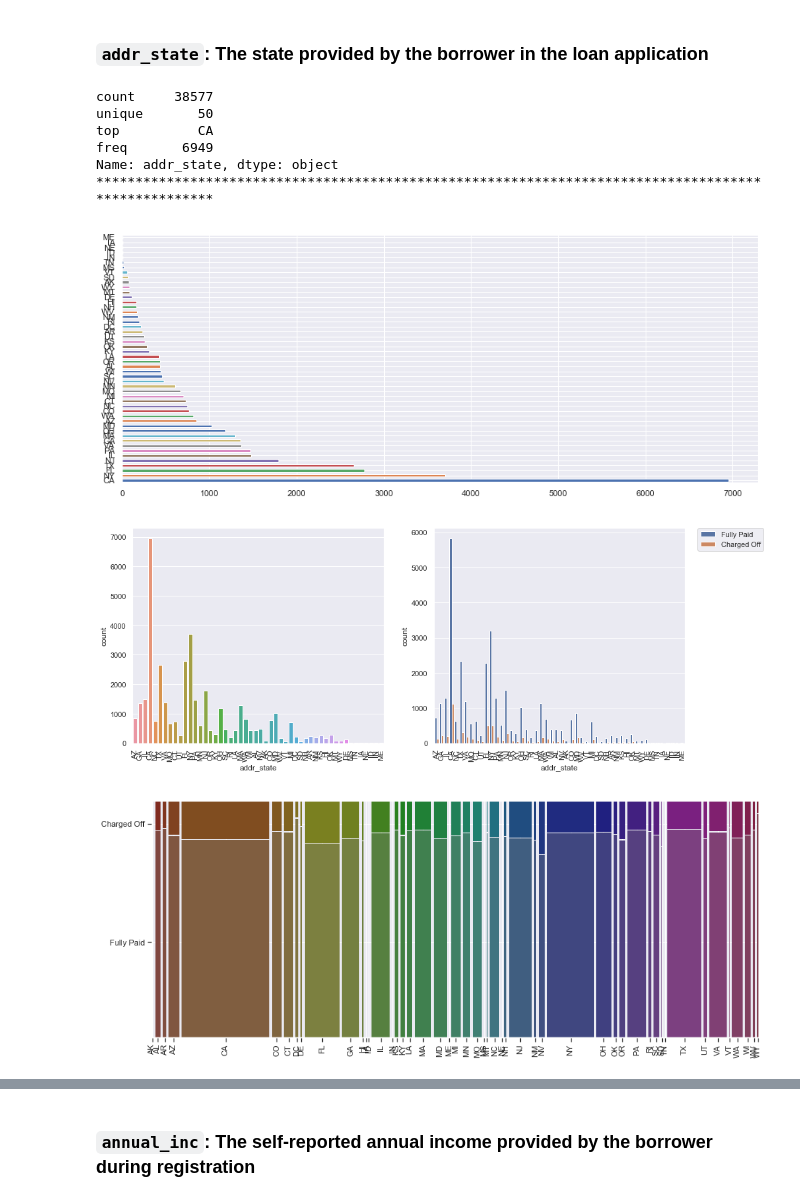
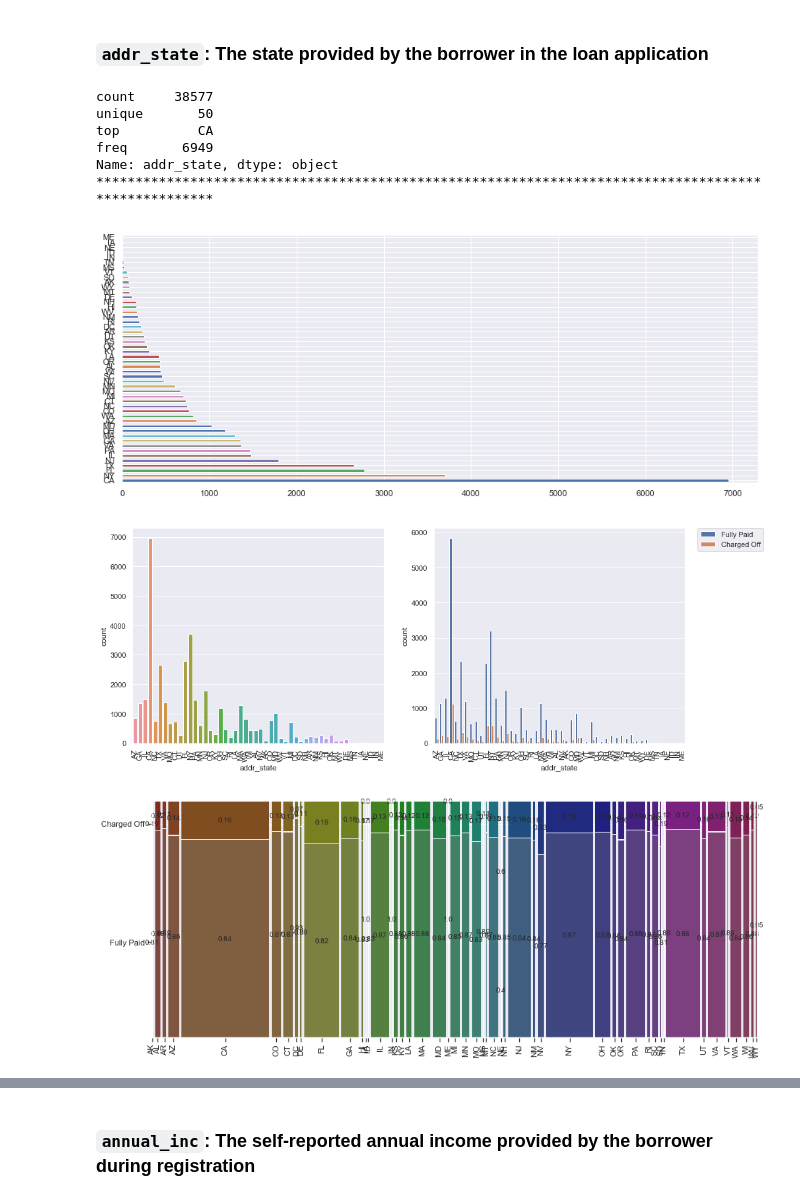
Before and after one commit to saneshashank/course2-GP1, a Jupyter notebook: loan_EDA.ipynb, the cells around one changed output, grey strips where cells are left out. Saved outputs shown, nothing was run; the diff lists cells and outputs as text; code cells hidden in the pictures.

```diff
--- a/loan_EDA.ipynb
+++ b/loan_EDA.ipynb
@@ -317,8 +328,16 @@ Name: revol_util, dtype: float64
 
 # Write Function to perform univariate analysis on categorical variables
 
-def uni_analysis_cat (x , summary = 0):
+def uni_analysis_cat (x , summary = 0, pct_label = True):
     print(x.iloc[:,0].describe())
+    count_table = x.groupby(list(x.columns)).size()#.reset_index(name='counts')
+    pct_table = count_table.groupby(level=0).apply(lambda x:
+                                                 round(x / float(x.sum()),2))\
+                                    .unstack(fill_value=0)
+
+    pct_table.index = pct_table.index.map(str)
+    pct_table = pct_table.stack()
+    #print(pct_table)
     sns.set(rc={'figure.figsize':(15,6)})
     x.iloc[:,0].value_counts().plot(kind='barh')
     f, axes = plt.subplots(1, 2)
@@ -332,7 +351,11 @@ def uni_analysis_cat (x , summary = 0):
             plt.xticks(rotation=90)
         plt.legend(bbox_to_anchor=(1.05, 1), loc=2, borderaxespad=0.)
 
-        labelizer = lambda k: ''
+        if pct_label:
+            labelizer = lambda k: pct_table.loc[pd.IndexSlice[k[0]],pd.IndexSlice[k[1]],:].values[0]
+
+        else:
+            labelizer = lambda k: k
         mosaic(x.sort_values(list(x.columns)[0]),
                list(x.columns),
                label_rotation = [90,0],
@@ -493,17 +522,17 @@ def chi2_post_hoc(df, p_value = 0.05):
 # %% [markdown]
 ### `addr_state`: The state provided by the borrower in the loan application
 # %%
-uni_analysis_cat(loan_df[['addr_state' , 'loan_status']] , summary = True)
+uni_analysis_cat(loan_df[['addr_state' , 'loan_status']] )
 # %% [output]
 count     38577
 unique       50
 top          CA
 freq       6949
 Name: addr_state, dtype: object
 ****************************************************************************************************
 [figure]
 [figure]
-[figure, old version]
+[figure, new version]
 # %%
 # chi2 test for addr_state
 chi2_cat_pearson(loan_df[['addr_state','loan_status']])
```
Also changed, not shown: parts of 89 cells of this notebook.
